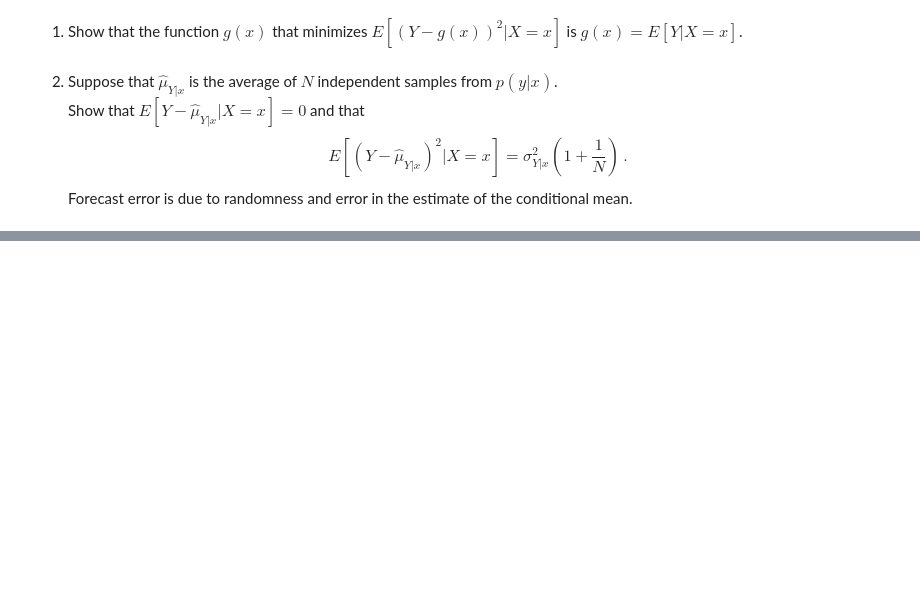
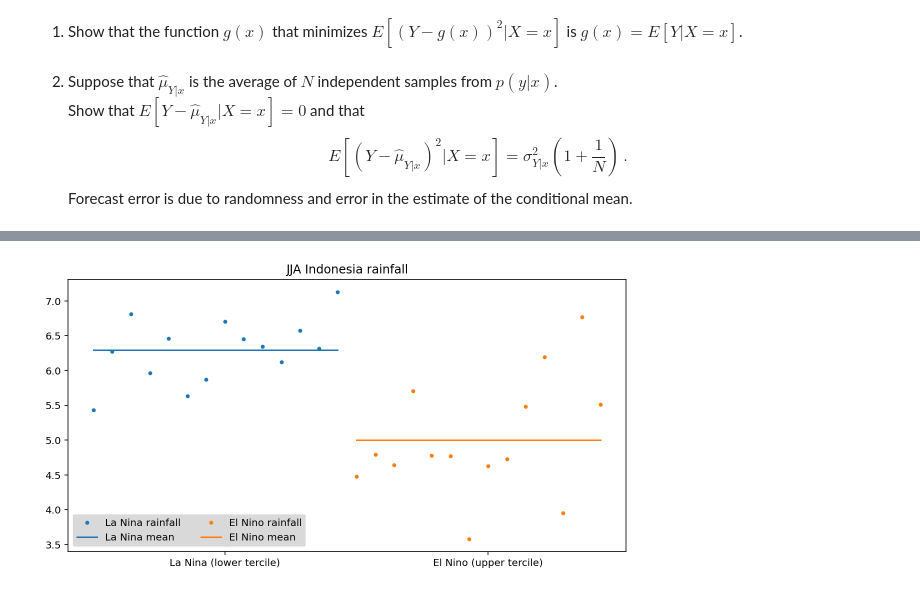
Before and after one commit to mktippett/ENSO-math, a Jupyter notebook: DataLab-04.ipynb, the cells around one changed output, grey strips where cells are left out. Cells and saved outputs as stored; diff of their text form; code cells hidden in the pictures; blank space fills up the shorter version.

```diff
--- a/DataLab-04.ipynb
+++ b/DataLab-04.ipynb
@@ -250,29 +274,33 @@ Add it to the code below to produce the figure.
 <img src="images/Indonesia_JJA_rainfall_Nino3p4.png" width="600"/>
 </div>
 # %%
+ci = np.nan
+
 N1 = np.count_nonzero(t_nina)
 N2 = np.count_nonzero(t_nino)
 
 s1 = np.arange(0,N1)
 s2 = np.arange(0,N2)
 
 fig, ax = plt.subplots(figsize = (10, 5))
 
 ax.plot(s1, y[t_nina], '.', label = 'La Nina rainfall')
 ax.plot(s1, y[t_nina].mean() + 0.0*s1, color=colors[0], label = 'La Nina mean')
 #ci = CODE HERE
 ax.fill_between(s1, y[t_nina].mean() - ci + 0.0*s1, y[t_nina].mean() + ci + 0.0*s1, alpha = 0.2)
 
 ax.plot(s2 + N1, y[t_nino], '.', label = 'El Nino rainfall')
 ax.plot(s2 + N1, y[t_nino].mean() + 0.0*s2, color=colors[1], label = 'El Nino mean')
 #ci = CODE HERE
 ax.fill_between(s2 + N1, y[t_nino].mean() - ci + 0.0*s2, y[t_nino].mean() + ci + 0.0*s2, alpha = 0.2)
 ax.set_xticks([])
 
 ax.legend(ncol = 2, framealpha = 0.15, facecolor = 'k', loc = 'lower left');
 ax.set_title('JJA Indonesia rainfall');
 plt.xticks([N1/2, 3*N2/2],['La Nina (lower tercile)', 'El Nino (upper tercile)']);
 # Shading is CI for mean
+# %% [output]
+[figure, added]
 # %% [markdown]
 4. Choose $K$ in K-nearest neighbors by finding the value of $K$ whose leave-one-out cross-validated (CV) mean-squared error (MSE) is smallest. Below is starter code.
     - Add comments explaining what the code does and what is the quantity in the 2D array `y_hat`
```
Also changed, not shown: parts of 4 cells of this notebook.
